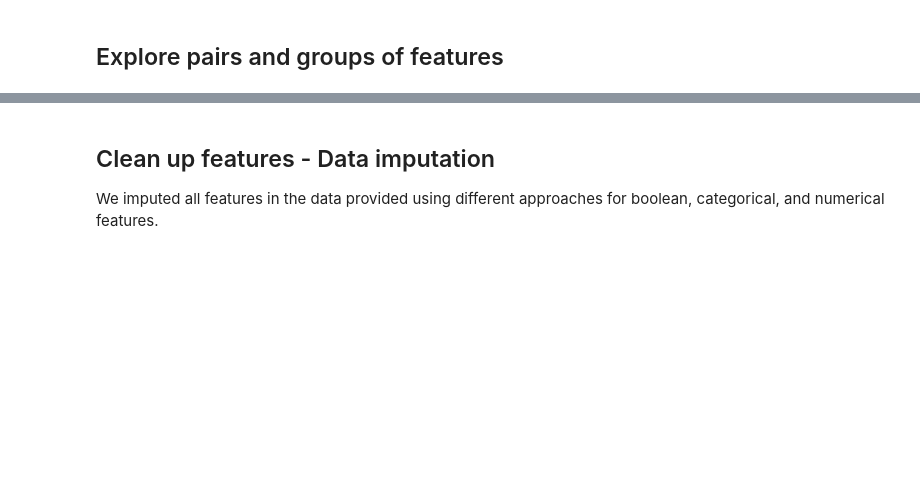
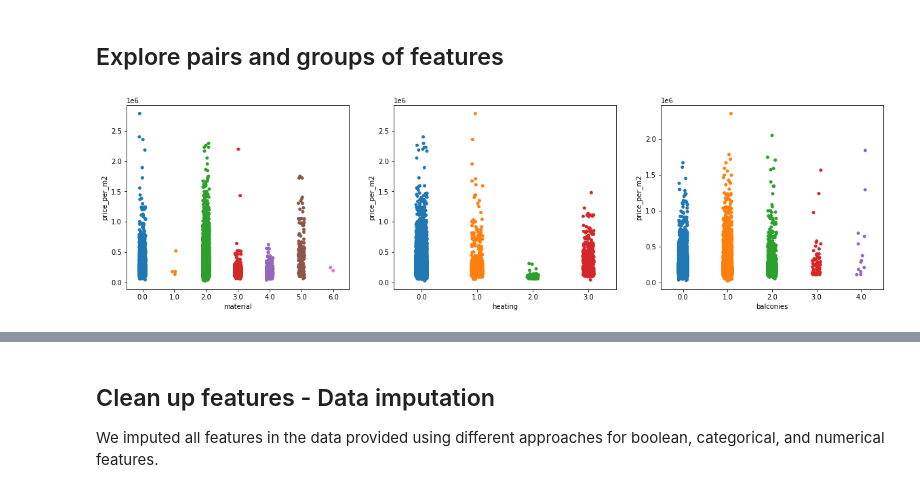
Before and after one commit to P1NHE4D/TDT4173-Prosjekt, a Jupyter notebook: long_notebook.ipynb, the cells around one changed output, grey strips where cells are left out. Cells and saved outputs as stored; diff of their text form; code cells hidden in the pictures; blank space fills up the shorter version.

```diff
--- a/long_notebook.ipynb
+++ b/long_notebook.ipynb
@@ -264,2 +286,10 @@ As we can see from the venn diagram above, there is no overlap between the build
 # %% [markdown]
 ## Explore pairs and groups of features
+# %%
+fig, ax = plt.subplots(1, 3, figsize=(20, 5))
+sns.stripplot(x="material", y="price_per_m2",  data=train, ax=ax[0])
+sns.stripplot(x="heating", y="price_per_m2",  data=train, ax=ax[1])
+sns.stripplot(x="balconies", y="price_per_m2",  data=train,  ax=ax[2])
+plt.show()
+# %% [output]
+[figure, added]
```
Also changed, not shown: parts of 22 cells of this notebook.
